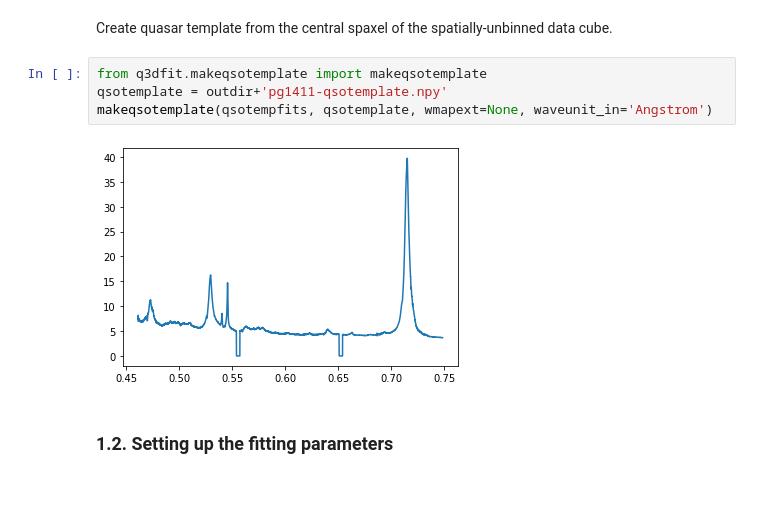
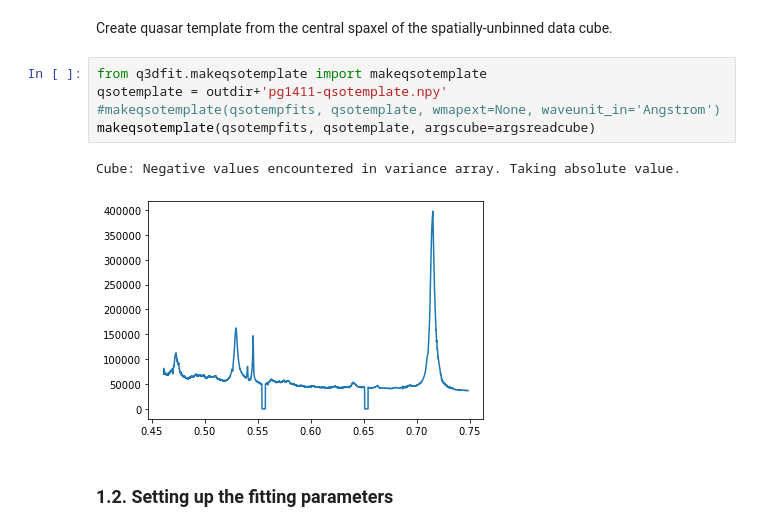
Before and after one commit to Q3D/q3dfit, a Jupyter notebook: jnb/run_q3dfit.ipynb, the cells around one changed output. Cells and saved outputs as stored; diff of their text form; blank space fills up the shorter version.

```diff
--- a/jnb/run_q3dfit.ipynb
+++ b/jnb/run_q3dfit.ipynb
@@ -173,9 +174,11 @@ Create quasar template from the central spaxel of the spatially-unbinned data cu
 # %%
 from q3dfit.makeqsotemplate import makeqsotemplate
 qsotemplate = outdir+'pg1411-qsotemplate.npy'
-makeqsotemplate(qsotempfits, qsotemplate, wmapext=None, waveunit_in='Angstrom')
+#makeqsotemplate(qsotempfits, qsotemplate, wmapext=None, waveunit_in='Angstrom')
+makeqsotemplate(qsotempfits, qsotemplate, argscube=argsreadcube)
 # %% [output]
+Cube: Negative values encountered in variance array. Taking absolute value.
-[figure, old version]
+[figure, new version]
 # %% [markdown]
 ### 1.2. Setting up the fitting parameters <a class="anchor" id="chapter1_2"></a>
 # %% [markdown]
```
Also changed, not shown: parts of 5 cells of this notebook, 6 other files.
